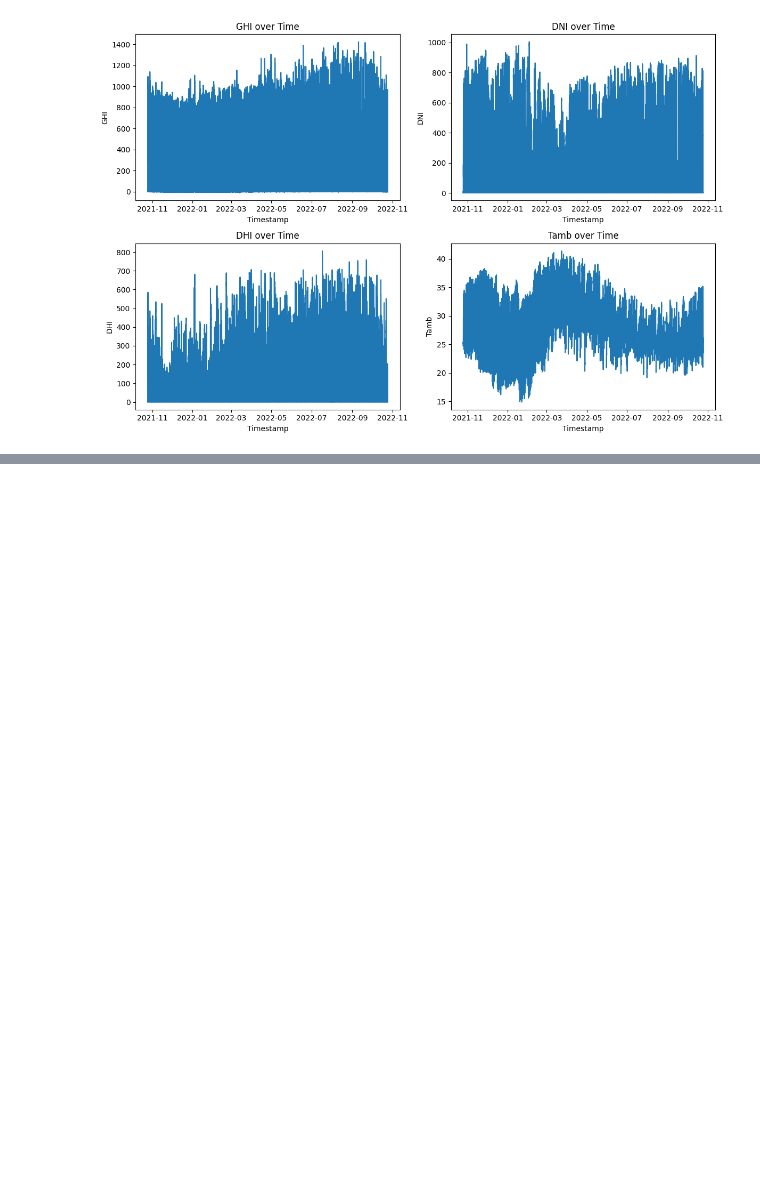
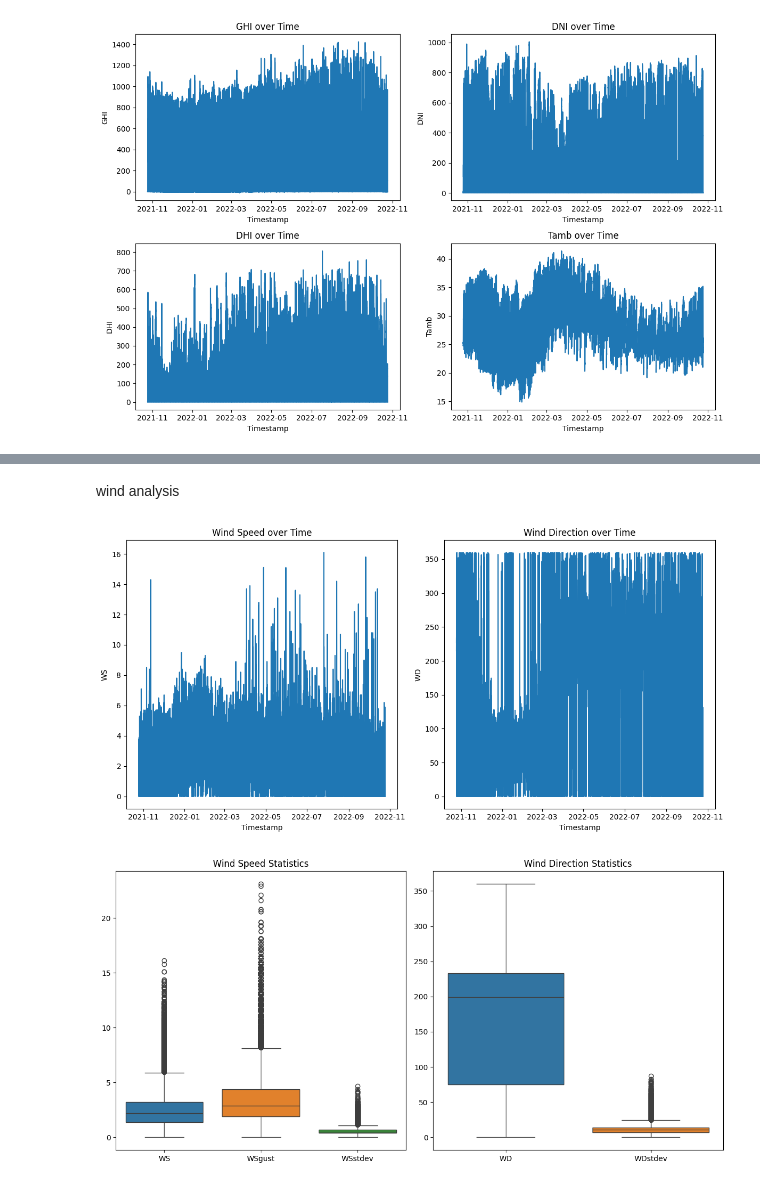
Before and after one commit to fro-su/MoonLight-Energy-Solutions, a Jupyter notebook: notebokes/togo.ipynb, the cells around one changed output, grey strips where cells are left out. Saved outputs shown, nothing was run; the diff lists cells and outputs as text; code cells hidden in the pictures; blank space fills up the shorter version.

```diff
--- a/notebokes/togo.ipynb
+++ b/notebokes/togo.ipynb
@@ -382,0 +401,36 @@ plt.show()
+# %% [markdown]
+wind analysis
+# %%
+wind_columns = ['WS', 'WSgust', 'WSstdev', 'WD', 'WDstdev']
+dataset_wind = togo_df[wind_columns]
+
+
+plt.figure(figsize=(12, 6))
+plt.subplot(1, 2, 1)
+sns.lineplot(x='Timestamp', y='WS', data=togo_df)
+plt.title('Wind Speed over Time')
+
+
+plt.subplot(1, 2, 2)
+sns.lineplot(x='Timestamp', y='WD', data=togo_df)
+plt.title('Wind Direction over Time')
+
+plt.tight_layout()
+plt.show()
+
+
+plt.figure(figsize=(12, 6))
+plt.subplot(1, 2, 1)
+sns.boxplot(data=dataset_wind[['WS', 'WSgust', 'WSstdev']], orient='v')
+plt.title('Wind Speed Statistics')
+
+
+plt.subplot(1, 2, 2)
+sns.boxplot(data=dataset_wind[['WD', 'WDstdev']], orient='v')
+plt.title('Wind Direction Statistics')
+
+plt.tight_layout()
+plt.show()
+# %% [output]
+[figure, added]
+[figure, added]
```
Also changed, not shown: parts of 2 cells of this notebook.
